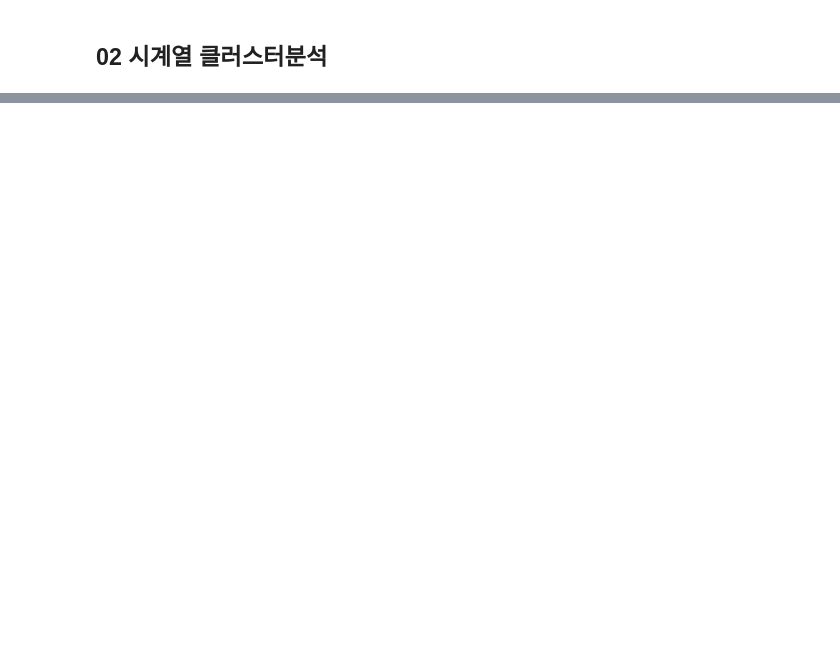
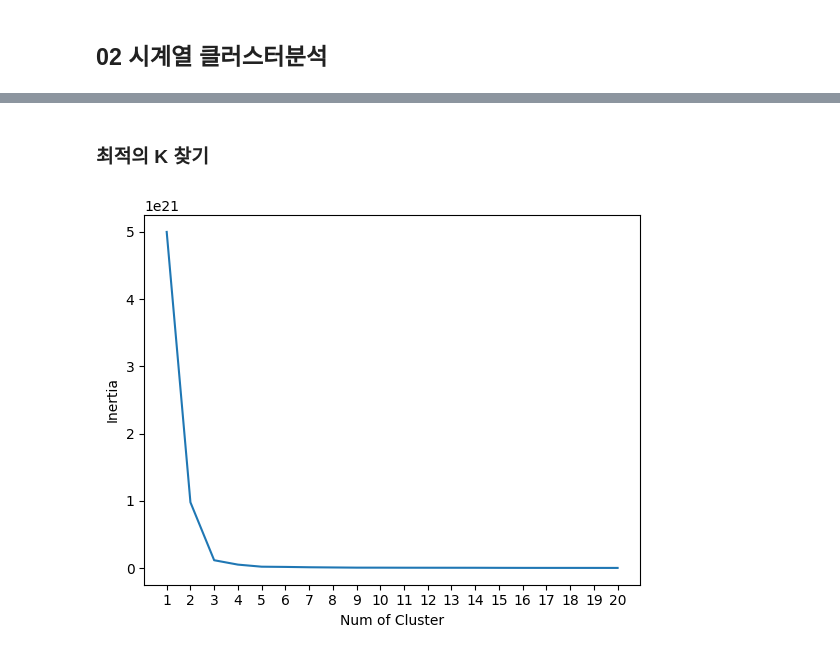
Before and after one commit to applewoods/Population_Analysis, a Jupyter notebook: Population_Preprocessing.ipynb, the cells around one changed output, grey strips where cells are left out. Drawn from its saved outputs; the diff is of its cells as text; code cells hidden in the pictures; blank space fills up the shorter version.

Commit message:
5 category values clustering

```diff
--- a/Population_Preprocessing.ipynb
+++ b/Population_Preprocessing.ipynb
@@ -164,0 +229,3 @@ Name: count, dtype: int64
+# %%
+def mk_timeseries(dataframe, drop_columns= ['행정구역(시도)', '행정구역(시군구)별']):
+    return dataframe[dataframe.columns.drop(drop_columns)].values.tolist(), dataframe[dataframe.columns.drop(drop_columns)].columns.tolist()
@@ -164,0 +252,36 @@ Name: count, dtype: int64
+# %%
+def find_best_cluster_num(time_series_data, max_num = 10):
+    pred_list, inertia_list, center_list = list(), list(), list()
+
+    for k in range(1, max_num + 1):
+        km = TimeSeriesKMeans(n_clusters= k, verbose=False, random_state=42, n_jobs= -1, max_iter= 100, metric= 'softdtw')
+        # metric = {"euclidean", "dtw", "softdtw"} (기본값: "euclidean")
+
+        y_pred = km.fit_predict(time_series_data)
+        pred_list.append(y_pred)
+
+        inertia = km.inertia_
+        inertia_list.append(inertia)
+
+        cluster_center = km.cluster_centers_
+        center_list.append(cluster_center)
+
+    return pred_list, inertia_list, center_list
+# %%
+max_cluster_num = 20
+pred_list, inertia_list, center_list = find_best_cluster_num(time_series_data, max_cluster_num)
+# %% [markdown]
+### 최적의 K 찾기
+# %%
+SAVE_PATH = '/Users/woo/Dropbox/2023 도시데이터혁신연구실/02. 프로젝트/06. [한반도미래인구연구원] 인구구조 기반 도시 유형화 및 유형별 인구영향평가 지표·지수 수립/03. 자료조사/05. 클러스터분석/# Cluster Visualization/'
+# %%
+# inertia vis
+X_range = [x for x in range(1, max_cluster_num + 1)]
+plt.plot(X_range, inertia_list)
+plt.xticks(X_range)
+plt.ylabel("Inertia")
+plt.xlabel("Num of Cluster")
+plt.savefig(SAVE_PATH + 'inertia.png')
+plt.show()
+# %% [output]
+[figure, added]
```
Also changed, not shown: parts of 33 cells of this notebook.
